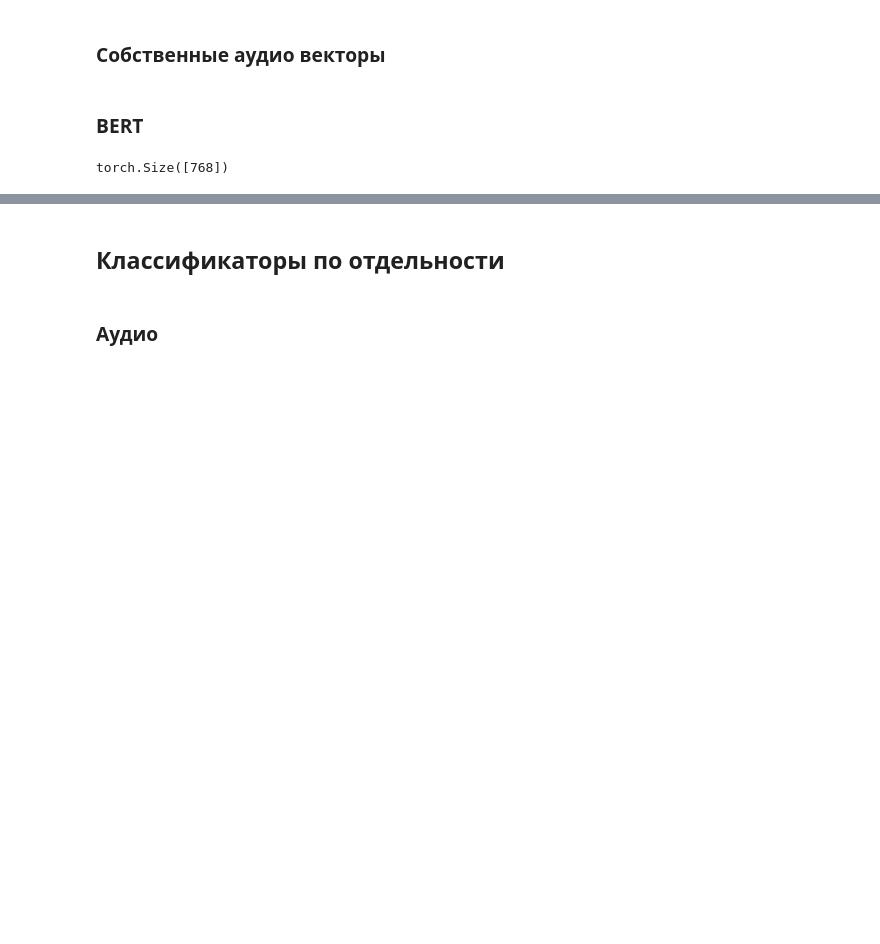
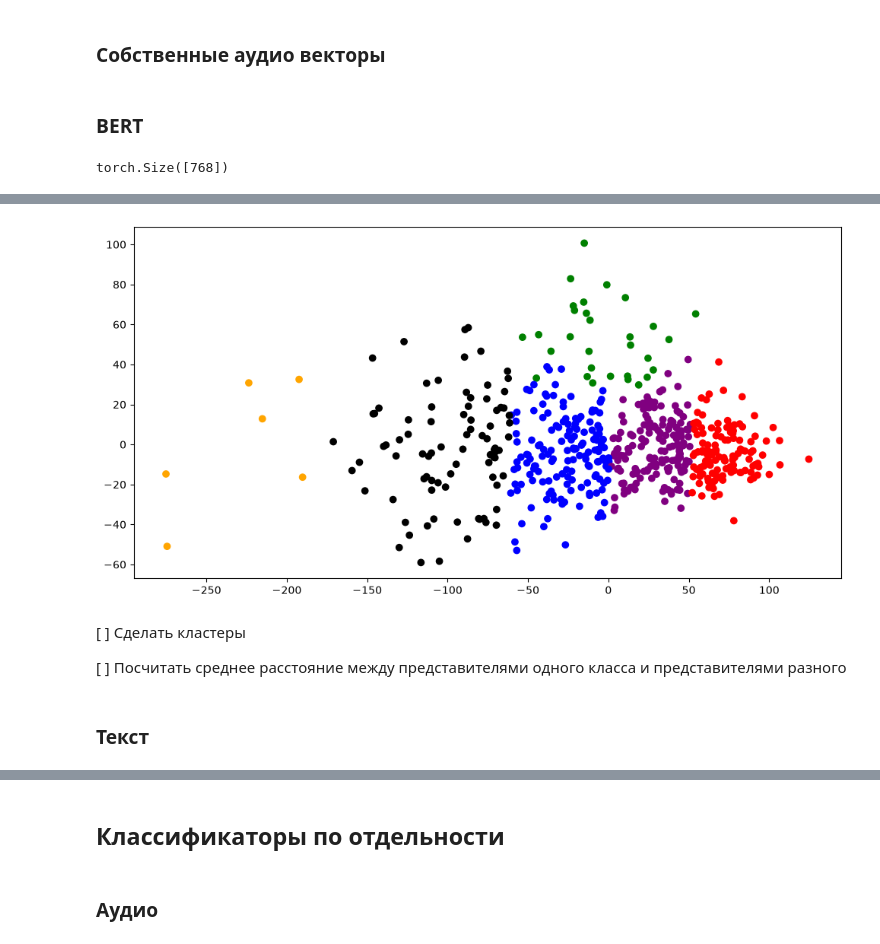
Before and after one commit to ivanVgusev/advanced-machine-learning, a Jupyter notebook: lab1/lab1.ipynb, the cells around one changed output, grey strips where cells are left out. Drawn from its saved outputs; the diff is of its cells as text; code cells hidden in the pictures; blank space fills up the shorter version.

```diff
--- a/lab1/lab1.ipynb
+++ b/lab1/lab1.ipynb
@@ -198,0 +236,21 @@ torch.save(bert_embeddings, "bert_embeddings.pt")
+# %%
+clusters = KMeans(
+    n_clusters=len(genres),
+    random_state=RANDOM_STATE,
+).fit_predict(audio_embeddings)
+# %%
+plt.figure(figsize=(12, 6))
+plt.scatter(
+    audio_emb_PCA_X,
+    audio_emb_PCA_Y,
+    c=[list(colors.values())[cluster] for cluster in clusters]
+)
+plt.show()
+# %% [output]
+[figure, added]
+# %% [markdown]
+[ ] Сделать кластеры
+
+[ ] Посчитать среднее расстояние между представителями одного класса и представителями разного
+# %% [markdown]
+### Текст
```
Also changed, not shown: parts of 40 cells of this notebook, 1 other file.
